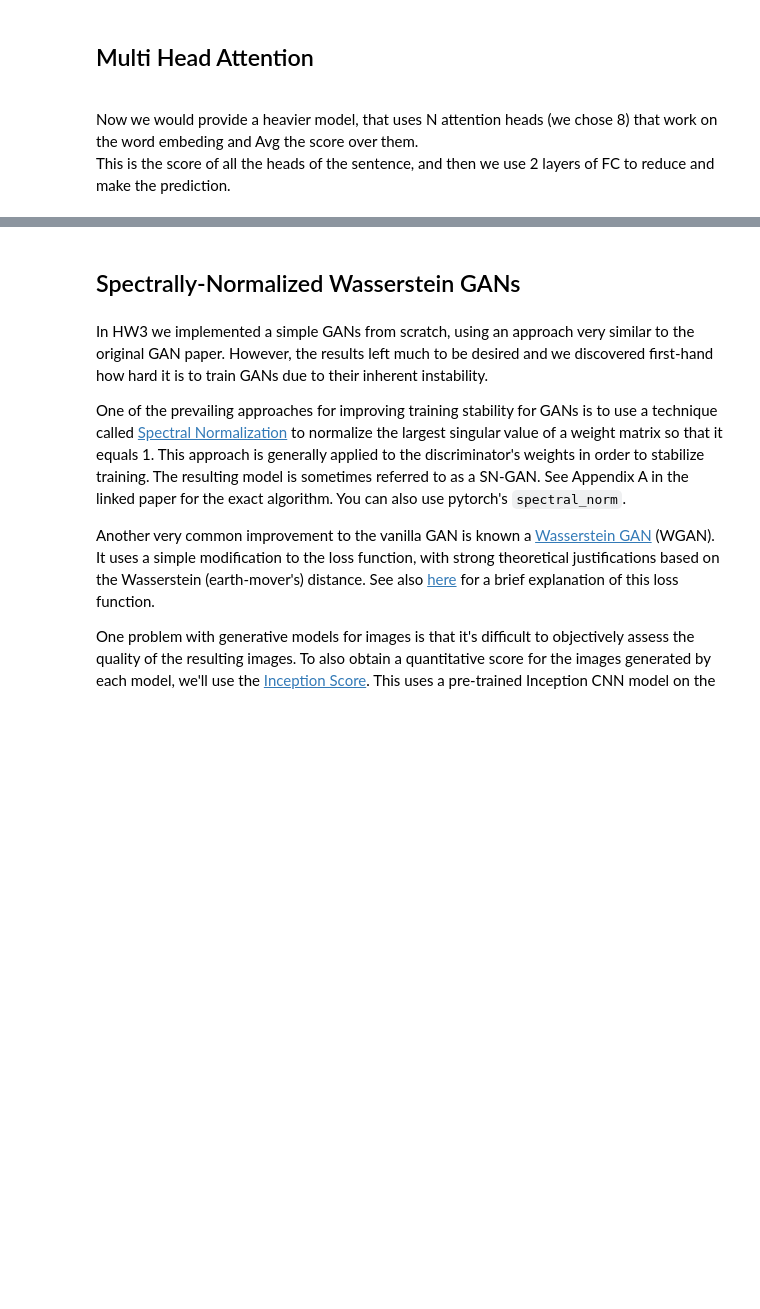
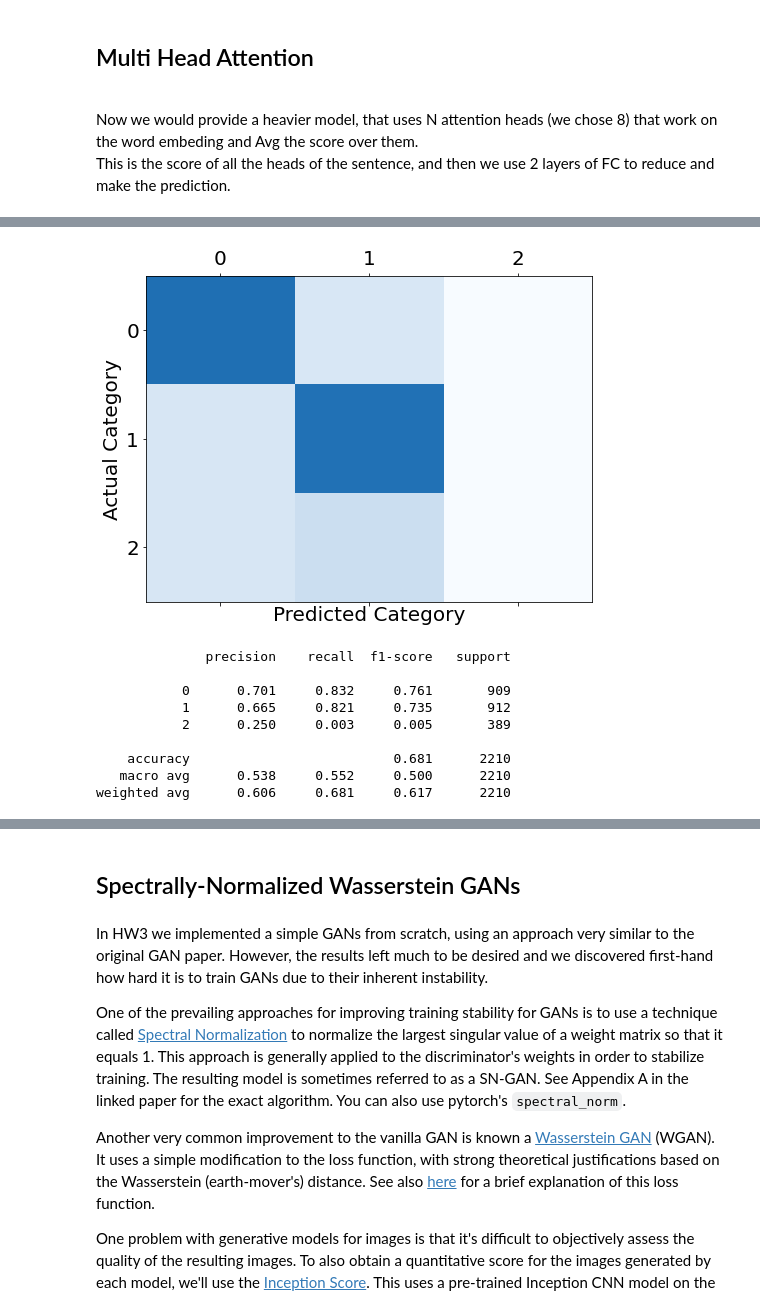
Before and after one commit to mkimhi/Sentiment-Analysis-Attention, a Jupyter notebook: Part3_MiniProject.ipynb, the cells around one changed output, grey strips where cells are left out. Saved outputs shown, nothing was run; the diff lists cells and outputs as text; code cells hidden in the pictures; blank space fills up the shorter version.

```diff
--- a/Part3_MiniProject.ipynb
+++ b/Part3_MiniProject.ipynb
@@ -220,7 +220,7 @@ if os.path.isfile(checkpoint_file_final):
     model3.load_state_dict(saved_state['model_state'])
 else:
     try:
-        train_accur, test_accur = train_and_eval(model3,train_iter, test_iter, optimizer, loss_fn=loss_fn, epochs=EPOCHS,name='RNN_',data_name = 'SST3')
+        train_accur_base_3, test_accur_base_3,train_losses_base_3,test_losses_base_3 = train_and_eval(model3,train_iter, test_iter, optimizer, loss_fn=loss_fn, epochs=EPOCHS,name='RNN_',data_name = 'SST3')
     except KeyboardInterrupt as e:
         print('\n *** Training interrupted by user')
 # %% [output]
@@ -273,6 +285,6 @@ if os.path.isfile(checkpoint_file_final):
     model5.load_state_dict(saved_state['model_state'])
 else:
     try:
-        train_accur, test_accur = train_and_eval(model5,train_iter_5, test_iter_5, optimizer, loss_fn=loss_fn, epochs=EPOCHS,name='RNN_',data_name = 'SST5')
+        train_accur_base_5, test_accur_base_5,train_losses_base_5,test_losses_base_5 = train_and_eval(model5,train_iter_5, test_iter_5, optimizer, loss_fn=loss_fn, epochs=EPOCHS,name='RNN_',data_name = 'SST5')
     except KeyboardInterrupt as e:
         print('\n *** Training interrupted by user')
@@ -315,6 +363,7 @@ if os.path.isfile(checkpoint_file_final):
     attnModel.load_state_dict(saved_state['model_state'])
 else:
     try:
+        train_accur_attn_3, test_accur_attn_3,train_losses_attn_3,test_losses_attn_3=\
         train_and_eval(attnModel,train_iter, valid_iter, optimizer, loss_fn=loss_fn, epochs=EPOCHS,name='Attention_',data_name = 'SST3')
 
     except KeyboardInterrupt as e:
@@ -361,6 +485,7 @@ MHA = MHAA(VOC_DIM, EMBEDDING_DIM, HIDDEN_DIM*2, OUTPUT_DIM[0], word_embeddings,
 print(f'The Multy Head Attention model for 3-classes has {count_parameters(MHA):,} trainable weights')
 optimizer = torch.optim.Adam(MHA.parameters(), lr=learning_rate)
 loss_fn = nn.NLLLoss()
-train_and_eval(MHA,train_iter, test_iter, optimizer, loss_fn=loss_fn, epochs=EPOCHS,name='MHA',data_name = 'SST3');
+train_accur_3, test_accur_3,train_losses_3,test_losses_3 = train_and_eval(MHA,train_iter, test_iter, optimizer, loss_fn=loss_fn, epochs=EPOCHS,name='MHA',data_name = 'SST3');
 present_accuracy(MHA, test_iter,classes=3)
 print_stats(MHA, test_iter,classes=3)
+# %% [output]
@@ -367,3 +509,13 @@ print_stats(MHA, test_iter,classes=3)
+[figure, added]
+              precision    recall  f1-score   support
+
+           0      0.701     0.832     0.761       909
+           1      0.665     0.821     0.735       912
+           2      0.250     0.003     0.005       389
+
+    accuracy                          0.681      2210
+   macro avg      0.538     0.552     0.500      2210
+weighted avg      0.606     0.681     0.617      2210
 # %%
 MHA5 = MHAA(VOC_DIM, EMBEDDING_DIM, HIDDEN_DIM*2, OUTPUT_DIM[1], word_embeddings, layers=NUM_LAYERS,dropout=0.4).to(device) #attention model for SST3
 print(f'The Multy Head Attention model for 5-classes has {count_parameters(MHA):,} trainable weights')
```
Also changed, not shown: parts of 24 cells of this notebook.
